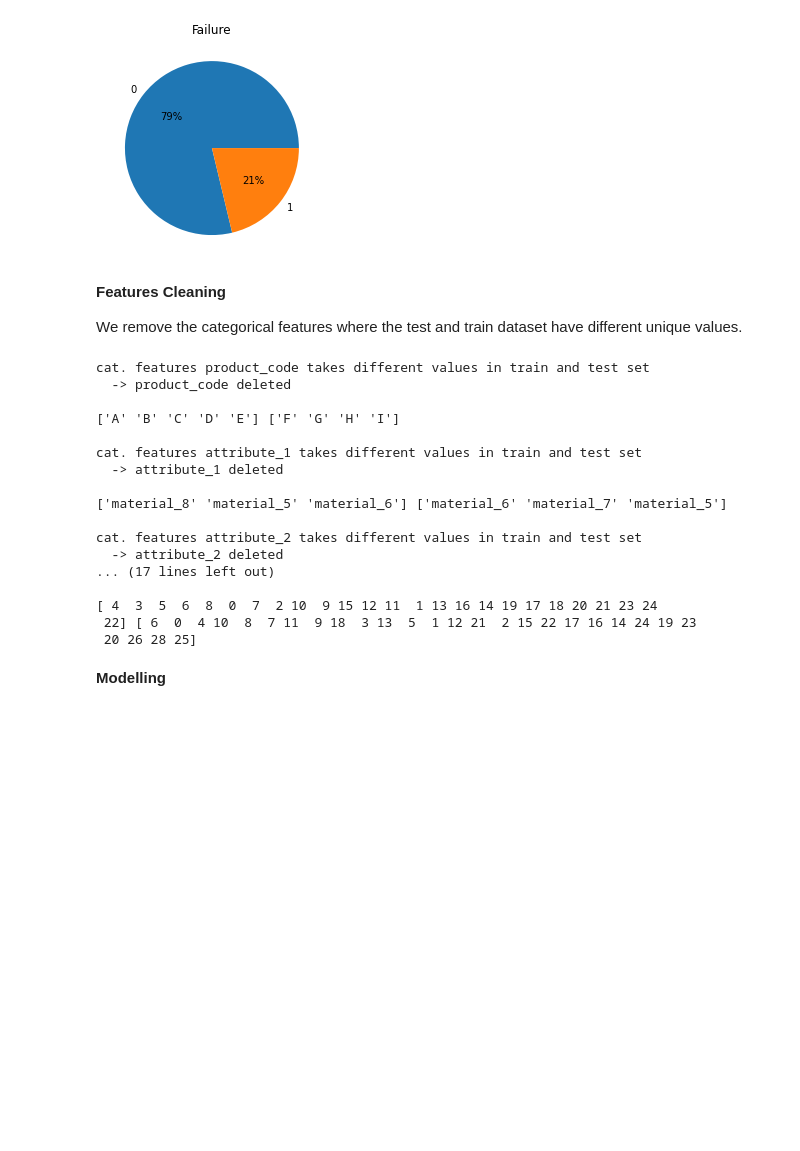
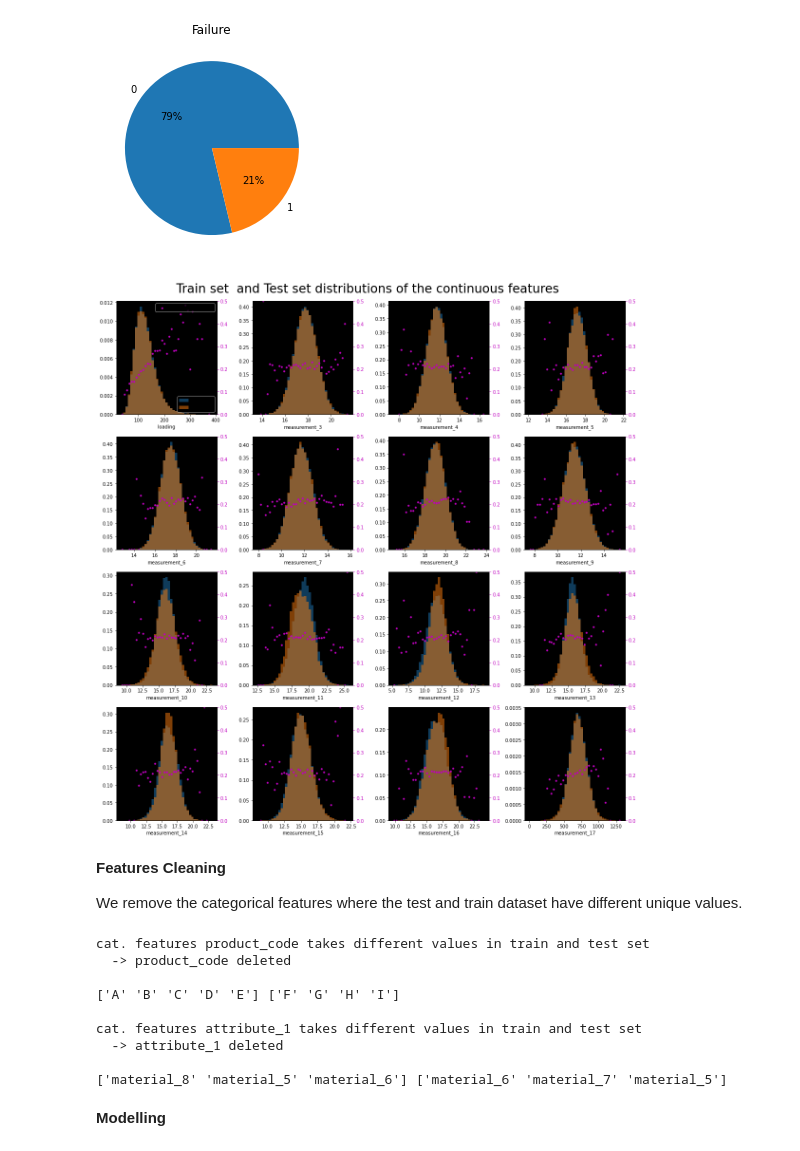
Before and after one commit to NikitaPomies/KaggleChallengeAug22, a Jupyter notebook: src/main.ipynb, the cells around one changed output. Drawn from its saved outputs; the diff is of its cells as text; code cells hidden in the pictures; blank space fills up the shorter version.

```diff
--- a/src/main.ipynb
+++ b/src/main.ipynb
@@ -116,13 +162,17 @@ plt.title('Failure')
 plt.show()
 # %% [output]
 [figure]
+# %%
+dv.visualize_test_train_distrib(df,test)
+# %% [output]
+[figure, added]
 # %% [markdown]
 **Features Cleaning**
 
 We remove the categorical features where the test and train dataset have different unique values.
 # %%
-limit = 30 # Anything with more than 50 unique values is considered a numerical feature.
-cat_feat = [feat for feat in df.columns if df[feat].nunique() < limit and feat!= 'failure']
+limit = 20 # Anything with more than 50 unique values is considered a numerical feature.
+cat_feat = [feat for feat in df.columns if df[feat].nunique() < limit and feat!= 'failure' and feat!= "attribute_2" and feat!="attribute_3" ]#and feat !="product_code"]
 num_feat = [feat for feat in df.columns if feat not in cat_feat and feat!= 'failure']
 
 dp.remove_unusable_features(df,test,cat_feat)
@@ -136,14 +186,6 @@ cat. features attribute_1 takes different values in train and test set
   -> attribute_1 deleted
 
 ['material_8' 'material_5' 'material_6'] ['material_6' 'material_7' 'material_5']
-
-cat. features attribute_2 takes different values in train and test set
-  -> attribute_2 deleted
-... (17 lines left out)
-
-[ 4  3  5  6  8  0  7  2 10  9 15 12 11  1 13 16 14 19 17 18 20 21 23 24
- 22] [ 6  0  4 10  8  7 11  9 18  3 13  5  1 12 21  2 15 22 17 16 14 24 19 23
- 20 26 28 25]
 # %%
 
 
```
Also changed, not shown: parts of 21 cells of this notebook, 4 other files.
